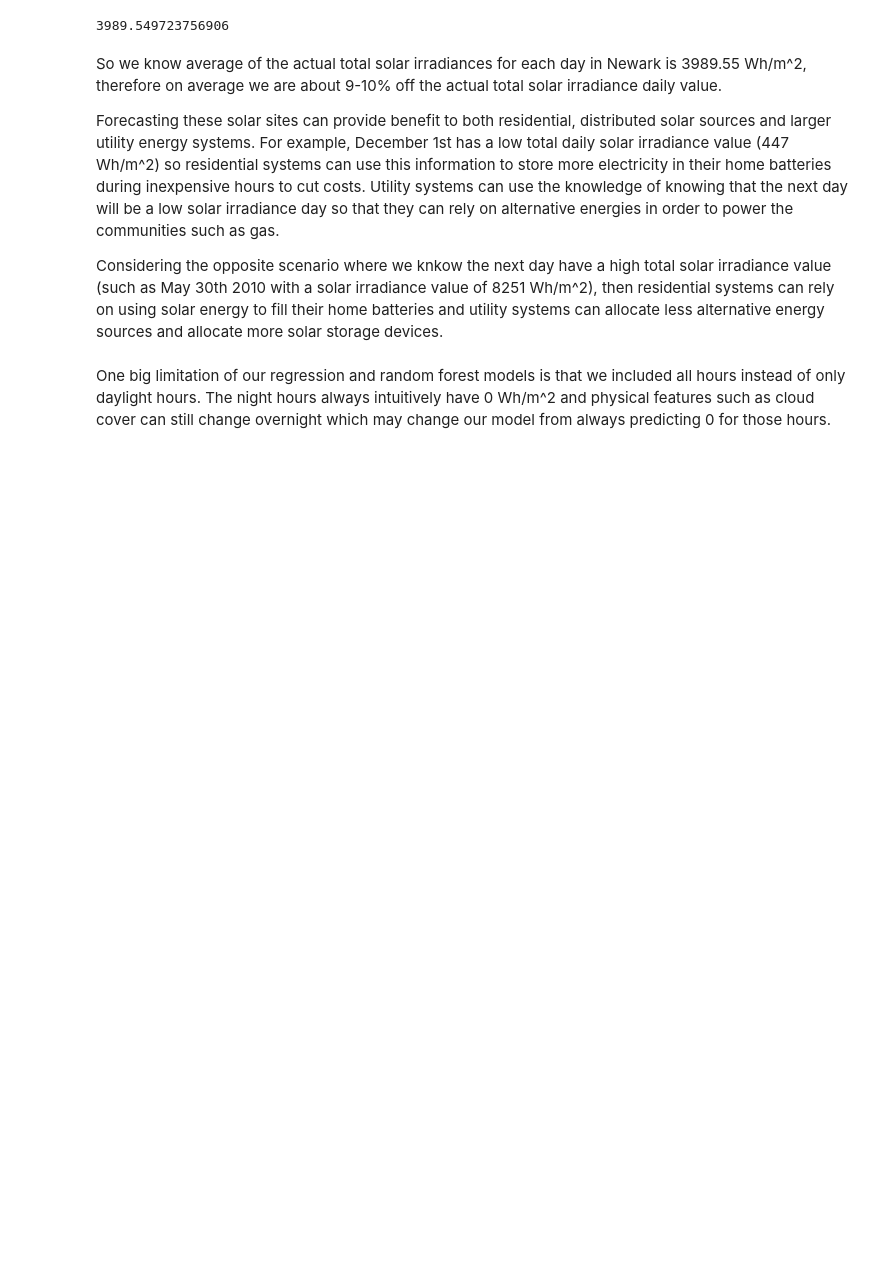
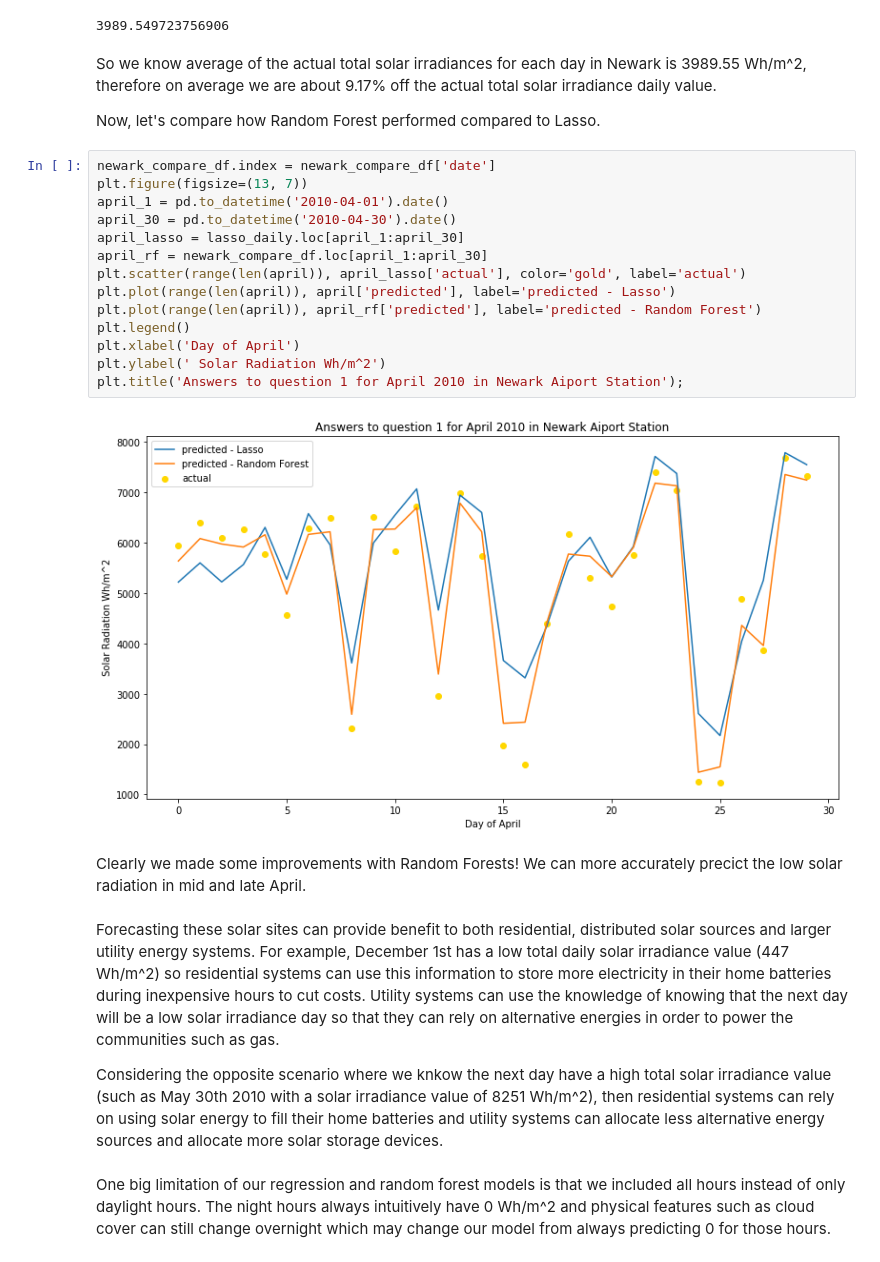
Before and after one commit to jackcsullivan/ER190C_final_proj, a Jupyter notebook: FinalProject.ipynb, the cells around one changed output. Cells and saved outputs as stored; diff of their text form; blank space fills up the shorter version.

```diff
--- a/FinalProject.ipynb
+++ b/FinalProject.ipynb
@@ -1577,8 +1554,30 @@ With our random forest regression model trained on the years 2006-2009 and teste
 newark_compare_df['actual'].mean()
 # %% [output]
 3989.549723756906
+# %% [markdown]
+So we know average of the actual total solar irradiances for each day in Newark is 3989.55 Wh/m^2, therefore on average we are about 9.17% off the actual total solar irradiance daily value.
+
+Now, let's compare how Random Forest performed compared to Lasso.
+# %%
+newark_compare_df.index = newark_compare_df['date']
+plt.figure(figsize=(13, 7))
+april_1 = pd.to_datetime('2010-04-01').date()
+april_30 = pd.to_datetime('2010-04-30').date()
+april_lasso = lasso_daily.loc[april_1:april_30]
+april_rf = newark_compare_df.loc[april_1:april_30]
+plt.scatter(range(len(april)), april_lasso['actual'], color='gold', label='actual')
+plt.plot(range(len(april)), april['predicted'], label='predicted - Lasso')
+plt.plot(range(len(april)), april_rf['predicted'], label='predicted - Random Forest')
+plt.legend()
+plt.xlabel('Day of April')
+plt.ylabel(' Solar Radiation Wh/m^2')
+plt.title('Answers to question 1 for April 2010 in Newark Aiport Station');
+# %% [output]
+[figure, added]
+# %% [markdown]
+Clearly we made some improvements with Random Forests! We can more accurately precict the low solar radiation in mid and late April.
 # %% [markdown]
-So we know average of the actual total solar irradiances for each day in Newark is 3989.55 Wh/m^2, therefore on average we are about 9-10% off the actual total solar irradiance daily value.
+
 
 Forecasting these solar sites can provide benefit to both residential, distributed solar sources and larger utility energy systems. For example, December 1st  has a low total daily solar irradiance value (447 Wh/m^2) so residential systems can use this information to store more electricity in their home batteries during inexpensive hours to cut costs. Utility systems can use the knowledge of knowing that the next day will be a low solar irradiance day so that they can rely on alternative energies in order to power the communities such as gas.
 
```
Also changed, not shown: parts of 15 cells of this notebook, 1 other file.
